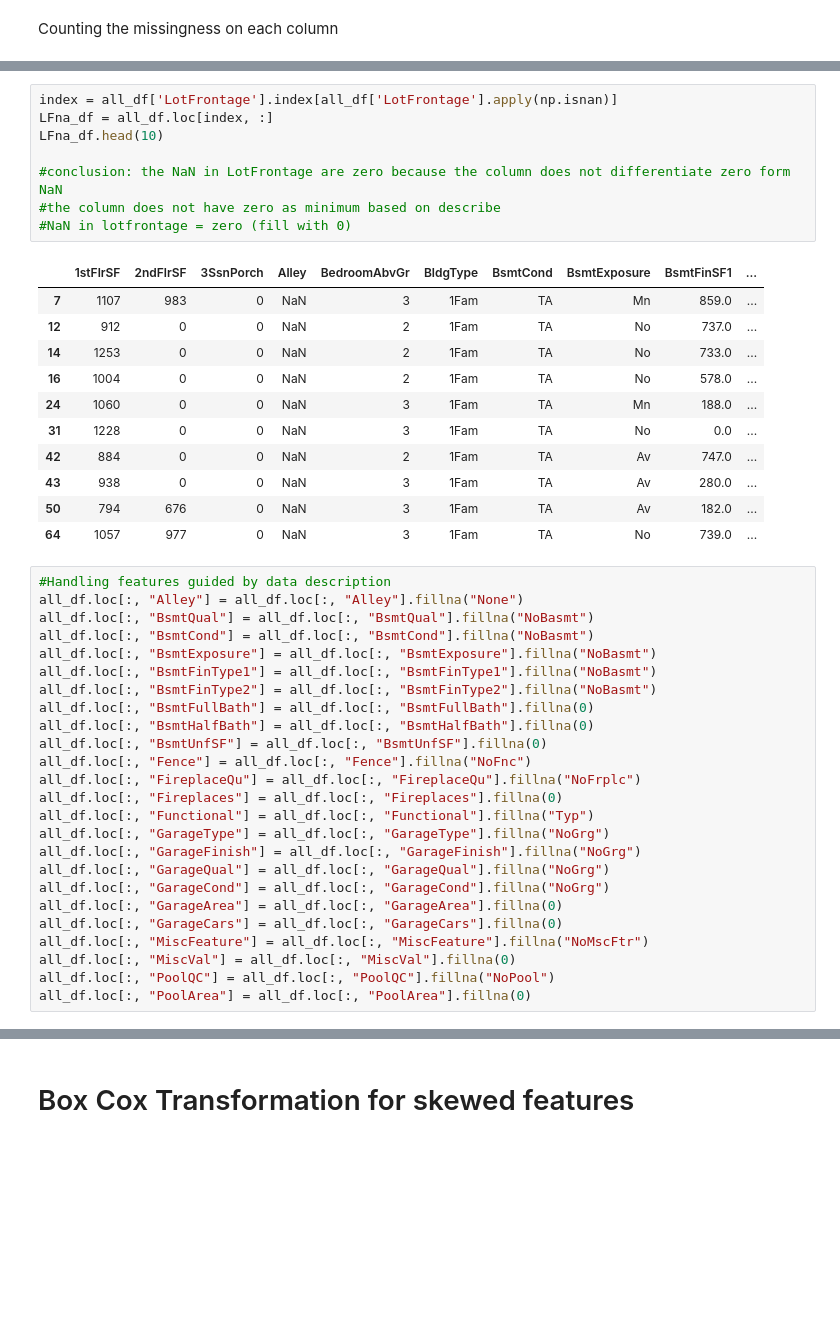
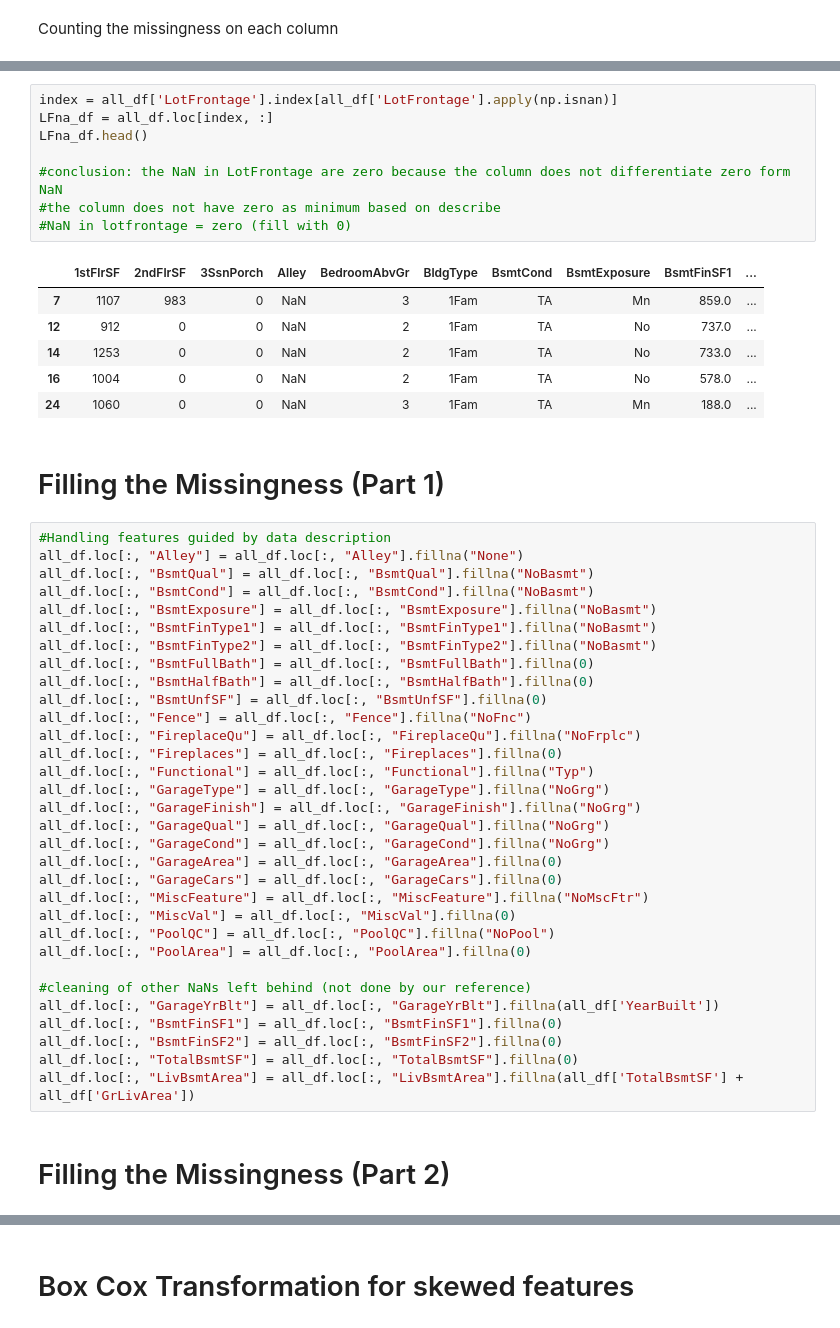
Before and after one commit to anselsantos/Machine_Learning_Kaggle, a Jupyter notebook: suicide_squad_machine_learning_kaggle.ipynb, the cells around one changed output, grey strips where cells are left out. Drawn from its saved outputs; the diff is of its cells as text; blank space fills up the shorter version.

```diff
--- a/suicide_squad_machine_learning_kaggle.ipynb
+++ b/suicide_squad_machine_learning_kaggle.ipynb
@@ -234,23 +295,20 @@ py.iplot(fig)
 # %%
 index = all_df['LotFrontage'].index[all_df['LotFrontage'].apply(np.isnan)]
 LFna_df = all_df.loc[index, :]
-LFna_df.head(10)
+LFna_df.head()
 
 #conclusion: the NaN in LotFrontage are zero because the column does not differentiate zero form NaN
 #the column does not have zero as minimum based on describe
 #NaN in lotfrontage = zero (fill with 0)
 # %% [output]
 |  | 1stFlrSF | 2ndFlrSF | 3SsnPorch | Alley | BedroomAbvGr | BldgType | BsmtCond | BsmtExposure | BsmtFinSF1 | ... |
 | 7 | 1107 | 983 | 0 | NaN | 3 | 1Fam | TA | Mn | 859.0 | ... |
 | 12 | 912 | 0 | 0 | NaN | 2 | 1Fam | TA | No | 737.0 | ... |
 | 14 | 1253 | 0 | 0 | NaN | 2 | 1Fam | TA | No | 733.0 | ... |
 | 16 | 1004 | 0 | 0 | NaN | 2 | 1Fam | TA | No | 578.0 | ... |
 | 24 | 1060 | 0 | 0 | NaN | 3 | 1Fam | TA | Mn | 188.0 | ... |
-| 31 | 1228 | 0 | 0 | NaN | 3 | 1Fam | TA | No | 0.0 | ... |
-| 42 | 884 | 0 | 0 | NaN | 2 | 1Fam | TA | Av | 747.0 | ... |
-| 43 | 938 | 0 | 0 | NaN | 3 | 1Fam | TA | Av | 280.0 | ... |
-| 50 | 794 | 676 | 0 | NaN | 3 | 1Fam | TA | Av | 182.0 | ... |
-| 64 | 1057 | 977 | 0 | NaN | 3 | 1Fam | TA | No | 739.0 | ... |
+# %% [markdown]
+# Filling the Missingness (Part 1)
 # %%
 #Handling features guided by data description
 all_df.loc[:, "Alley"] = all_df.loc[:, "Alley"].fillna("None")
@@ -276,4 +334,13 @@ all_df.loc[:, "MiscFeature"] = all_df.loc[:, "MiscFeature"].fillna("NoMscFtr")
 all_df.loc[:, "MiscVal"] = all_df.loc[:, "MiscVal"].fillna(0)
 all_df.loc[:, "PoolQC"] = all_df.loc[:, "PoolQC"].fillna("NoPool")
 all_df.loc[:, "PoolArea"] = all_df.loc[:, "PoolArea"].fillna(0)
+
+#cleaning of other NaNs left behind (not done by our reference)
+all_df.loc[:, "GarageYrBlt"] = all_df.loc[:, "GarageYrBlt"].fillna(all_df['YearBuilt'])
+all_df.loc[:, "BsmtFinSF1"] = all_df.loc[:, "BsmtFinSF1"].fillna(0)
+all_df.loc[:, "BsmtFinSF2"] = all_df.loc[:, "BsmtFinSF2"].fillna(0)
+all_df.loc[:, "TotalBsmtSF"] = all_df.loc[:, "TotalBsmtSF"].fillna(0)
+all_df.loc[:, "LivBsmtArea"] = all_df.loc[:, "LivBsmtArea"].fillna(all_df['TotalBsmtSF'] + all_df['GrLivArea'])
+# %% [markdown]
+# Filling the Missingness (Part 2)
 # %%
```
Also changed, not shown: parts of 77 cells of this notebook.
